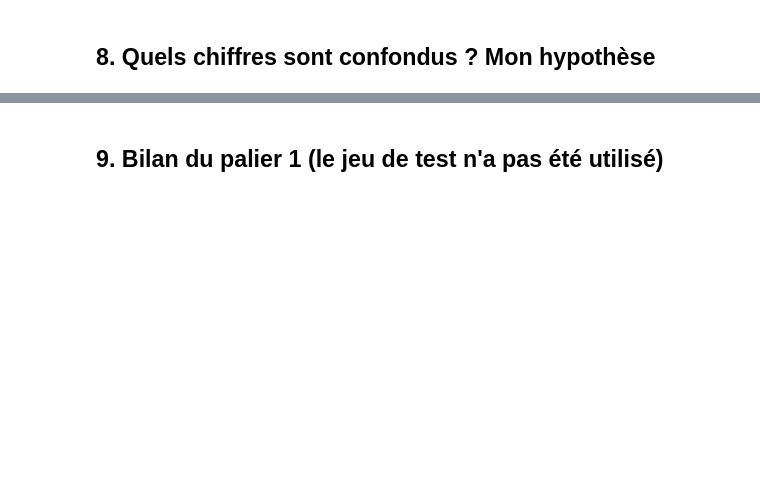
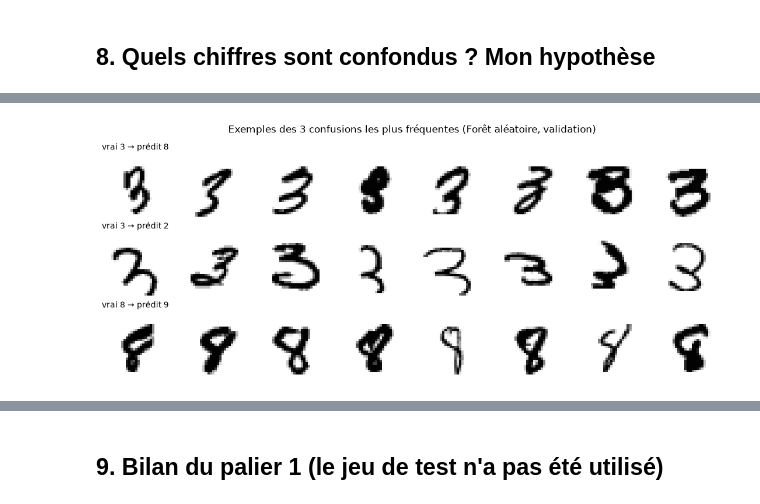
Before and after one commit to TheGoatLucien/handwritten_digits, a Jupyter notebook: notebooks/01_donnees_baseline.ipynb, the cells around one changed output, grey strips where cells are left out. Drawn from its saved outputs; the diff is of its cells as text; code cells hidden in the pictures; blank space fills up the shorter version.

```diff
--- a/notebooks/01_donnees_baseline.ipynb
+++ b/notebooks/01_donnees_baseline.ipynb
@@ -203,2 +316,16 @@ Les formes sont bonnes (54 000 / 6 000 / 10 000) et les pixels sont bien en `flo
 # %% [markdown]
 ## 8. Quels chiffres sont confondus ? Mon hypothèse
+# %%
+def top_confusions(y_vrai, y_pred, n=3):
+    """Les n cases hors diagonale les plus grandes de la matrice de confusion."""
+    m = confusion_matrix(y_vrai, y_pred)
+    np.fill_diagonal(m, 0)  # on enlève les bonnes réponses
+    paires = sorted(((m[i, j], i, j) for i in range(10) for j in range(10) if i != j), reverse=True)[:n]
+    return pd.DataFrame([{"vrai": i, "prédit": j, "nombre": int(nb)} for nb, i, j in paires])
+
+top3 = top_confusions(y_val, pred_meilleur)
+print(f"Top 3 des confusions – {nom_meilleur} :")
+print(top3.to_string(index=False))
+print()
+print("Pour comparer, top 3 de la régression logistique :")
+print(top_confusions(y_val, pred_lr).to_string(index=False))
@@ -204,0 +344,17 @@ Les formes sont bonnes (54 000 / 6 000 / 10 000) et les pixels sont bien en `flo
+# %%
+# 8 exemples pour chacune des 3 confusions (vraie étiquette -> prédiction du modèle)
+fig, axes = plt.subplots(3, 8, figsize=(11, 4.6))
+for ligne, (vrai, predit) in enumerate(zip(top3["vrai"], top3["prédit"])):
+    indices = np.where((y_val == vrai) & (pred_meilleur == predit))[0][:8]
+    for col in range(8):
+        ax = axes[ligne, col]
+        ax.axis("off")
+        if col < len(indices):
+            ax.imshow(x_val[indices[col]], cmap="gray_r")
+    axes[ligne, 0].set_title(f"vrai {vrai} → prédit {predit}", loc="left", fontsize=10)
+fig.suptitle(f"Exemples des 3 confusions les plus fréquentes ({nom_meilleur}, validation)")
+plt.tight_layout()
+plt.savefig("../images/p1_exemples_confusions.png", dpi=100, bbox_inches="tight")
+plt.show()
+# %% [output]
+[figure, added]
```
Also changed, not shown: parts of 12 cells of this notebook, 2 other files.
